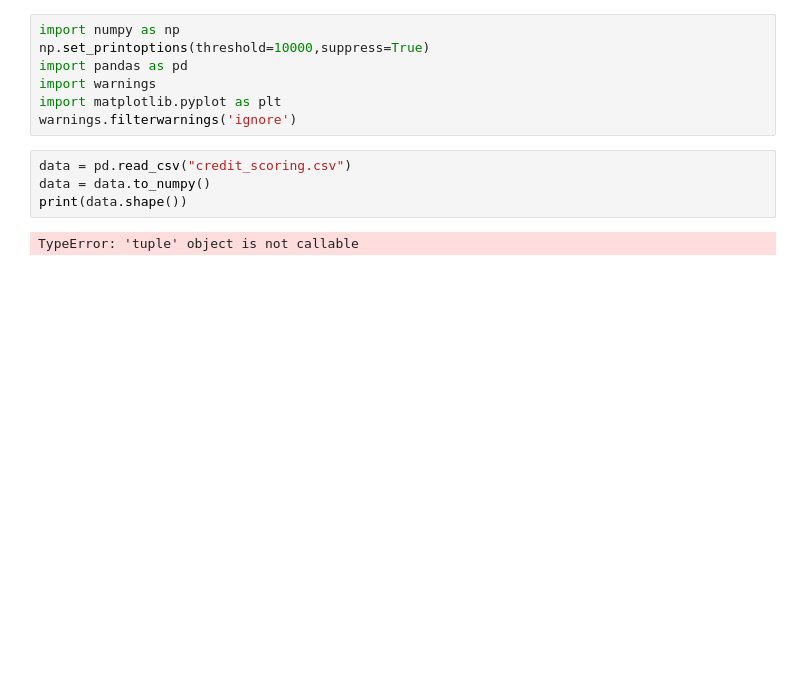
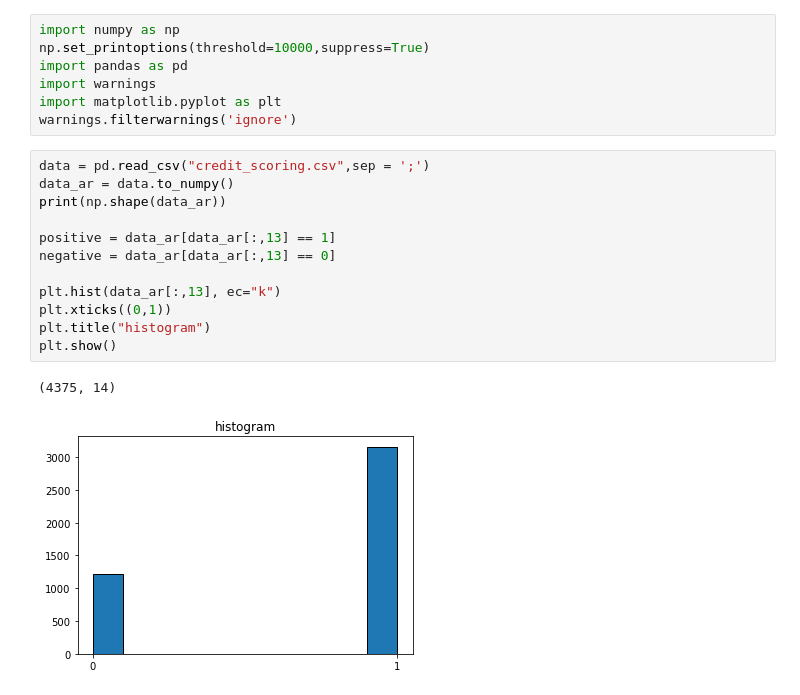
Before and after one commit to VFavre/TAA, a Jupyter notebook: TP2/tp2.ipynb, the cells around one changed output. Saved outputs shown, nothing was run; the diff lists cells and outputs as text; blank space fills up the shorter version.

```diff
--- a/TP2/tp2.ipynb
+++ b/TP2/tp2.ipynb
@@ -7,9 +7,18 @@ import pandas as pd
 import warnings
 import matplotlib.pyplot as plt
 warnings.filterwarnings('ignore')
-# %%
-data = pd.read_csv("credit_scoring.csv")
-data = data.to_numpy()
-print(data.shape())
-# %% [output]
-TypeError: 'tuple' object is not callable
+# %%
+data = pd.read_csv("credit_scoring.csv",sep = ';')
+data_ar = data.to_numpy()
+print(np.shape(data_ar))
+
+positive = data_ar[data_ar[:,13] == 1]
+negative = data_ar[data_ar[:,13] == 0]
+
+plt.hist(data_ar[:,13], ec="k")
+plt.xticks((0,1))
+plt.title("histogram")
+plt.show()
+# %% [output]
+(4375, 14)
+[figure, added]
```
Also changed, not shown: parts of 14 cells of this notebook.
